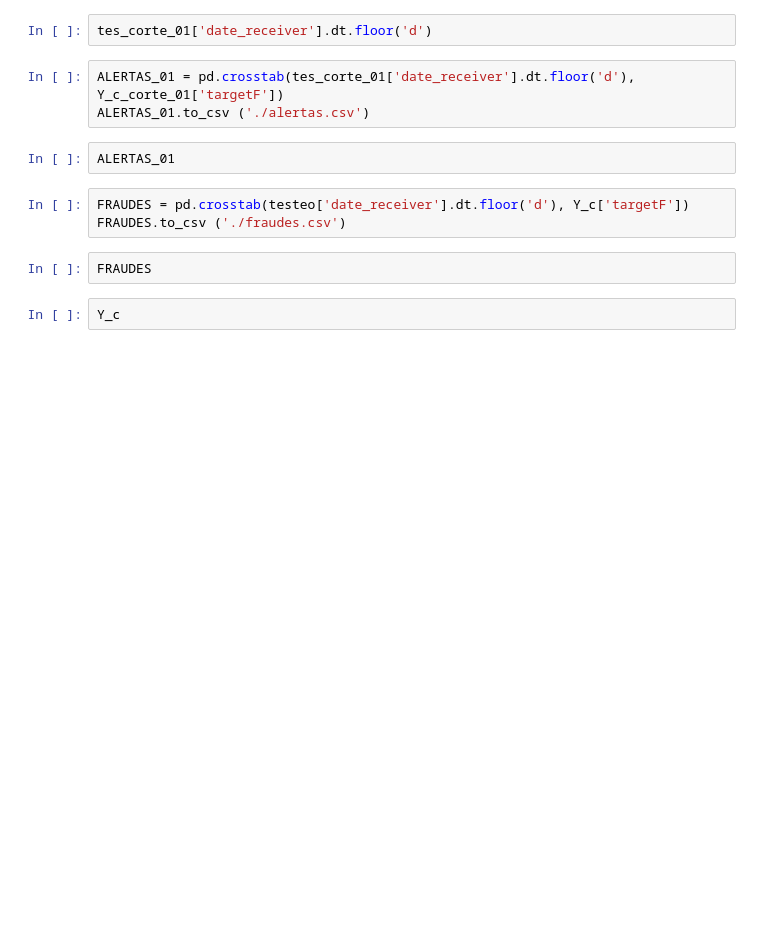
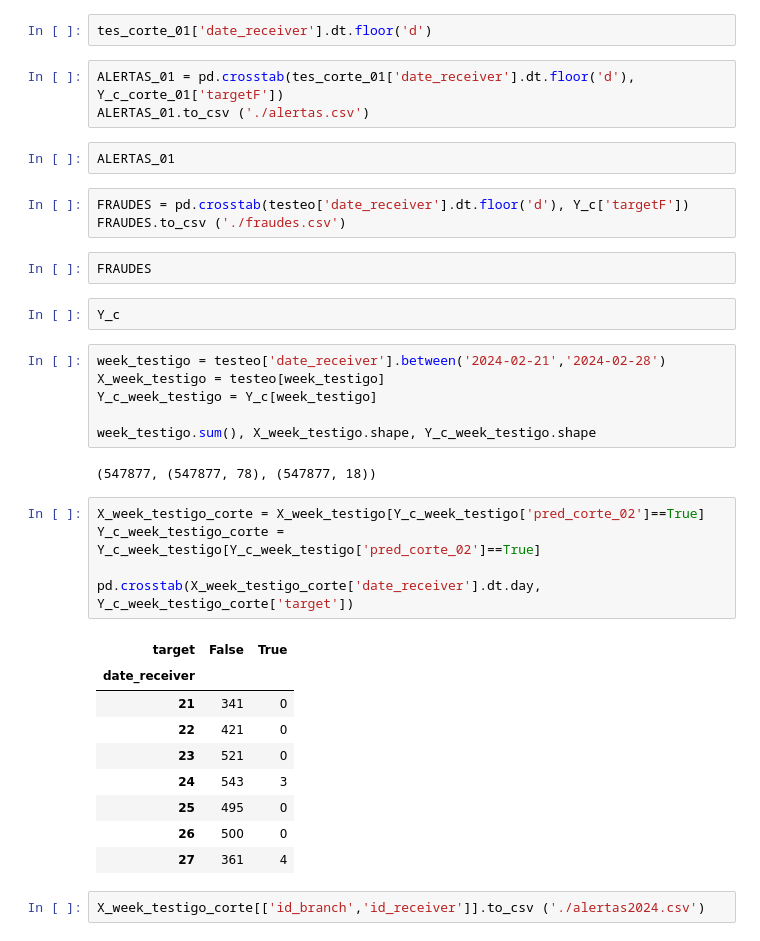
Before and after one commit to Magdaorozco644/ModelosAIm-dev, a Jupyter notebook: Analytics/5.Fraud/06-Monitor modelV2-2024.ipynb, the cells around one changed output. Cells and saved outputs as stored; diff of their text form; blank space fills up the shorter version.

```diff
--- a/Analytics/5.Fraud/06-Monitor modelV2-2024.ipynb
+++ b/Analytics/5.Fraud/06-Monitor modelV2-2024.ipynb
@@ -677,3 +677,28 @@ FRAUDES.to_csv ('./fraudes.csv')
 FRAUDES
 # %%
 Y_c
+# %%
+week_testigo = testeo['date_receiver'].between('2024-02-21','2024-02-28')
+X_week_testigo = testeo[week_testigo]
+Y_c_week_testigo = Y_c[week_testigo]
+
+week_testigo.sum(), X_week_testigo.shape, Y_c_week_testigo.shape
+# %% [output]
+(547877, (547877, 78), (547877, 18))
+# %%
+X_week_testigo_corte = X_week_testigo[Y_c_week_testigo['pred_corte_02']==True]
+Y_c_week_testigo_corte = Y_c_week_testigo[Y_c_week_testigo['pred_corte_02']==True]
+
+pd.crosstab(X_week_testigo_corte['date_receiver'].dt.day, Y_c_week_testigo_corte['target'])
+# %% [output]
+| target | False | True |
+| date_receiver |  |  |
+| 21 | 341 | 0 |
+| 22 | 421 | 0 |
+| 23 | 521 | 0 |
+| 24 | 543 | 3 |
+| 25 | 495 | 0 |
+| 26 | 500 | 0 |
+| 27 | 361 | 4 |
+# %%
+X_week_testigo_corte[['id_branch','id_receiver']].to_csv ('./alertas2024.csv')
```
